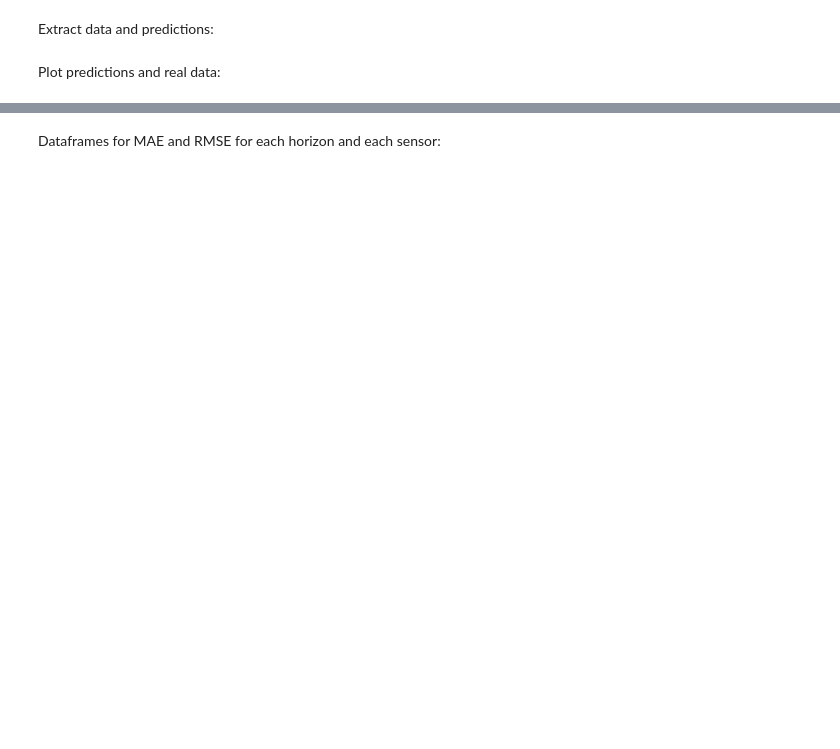
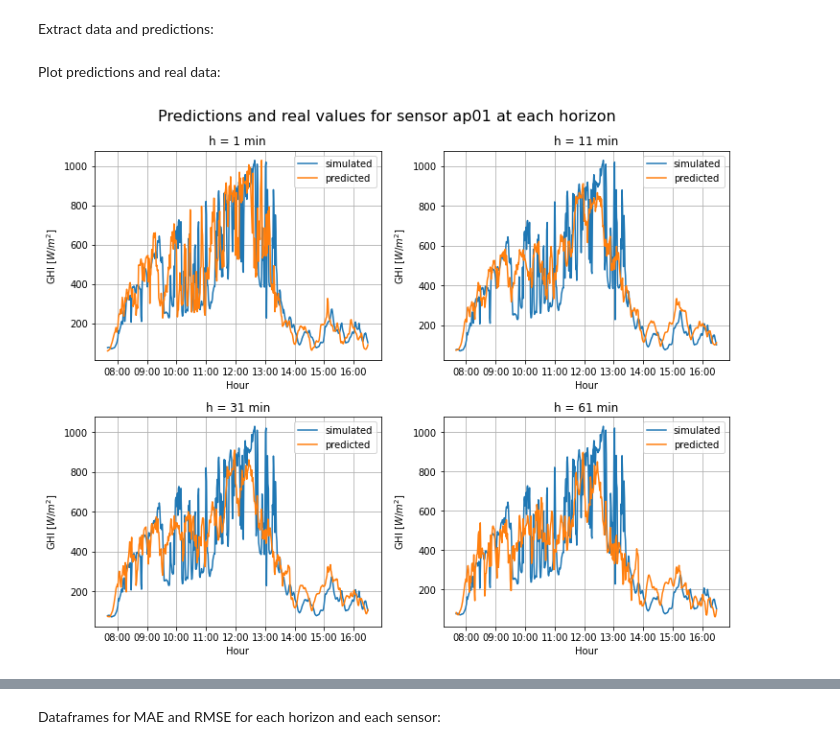
Before and after one commit to jlrisco/caide, a Jupyter notebook: src/forecaster/notebooks/result-analysis.ipynb, the cells around one changed output, grey strips where cells are left out. Saved outputs shown, nothing was run; the diff lists cells and outputs as text; code cells hidden in the pictures; blank space fills up the shorter version.

```diff
--- a/src/forecaster/notebooks/result-analysis.ipynb
+++ b/src/forecaster/notebooks/result-analysis.ipynb
@@ -61,4 +64,25 @@ with tb.open_file(predict_path, 'r') as h5_preds,\
 times = [pd.to_datetime(d) for d in timestamps]
 # %% [markdown]
 Plot predictions and real data:
+# %%
+sensor = 0
+
+fig,ax = plt.subplots(2,2, figsize=(10,8),constrained_layout = True)
+fig.suptitle('Predictions and real values for sensor {} at each horizon'.format(sensors[sensor]), fontsize=16)
+for idx,h in enumerate(['1 min','11 min','31 min','61 min']):
+    ax[idx//2,idx%2].set_title(label='h = {}'.format(h))
+    ax[idx//2,idx%2].plot(times, data[:,sensor], label='simulated')
+    ax[idx//2,idx%2].plot(times, preds[:,sensor,idx], label='predicted')
+    # ax[idx//2,idx%2].plot(times, persistence[:,sensor,idx], label='persistence')
+    ax[idx//2,idx%2].xaxis.set_major_formatter(mdates.DateFormatter('%H:%M'))
+    ax[idx//2,idx%2].grid()
+    ax[idx//2,idx%2].legend()
+    ax[idx//2,idx%2].set_ylabel('GHI $[W/m^2]$')
+    ax[idx//2,idx%2].set_xlabel('Hour') #, fontsize=12)
+
+    # ax[i//3,i%3].set_xlabel('minutes since first prediction')
+
+    # ax.plot(x, true)
+# %% [output]
+[figure, added]
 # %%
```
Also changed, not shown: parts of 10 cells of this notebook, 1 other file.
